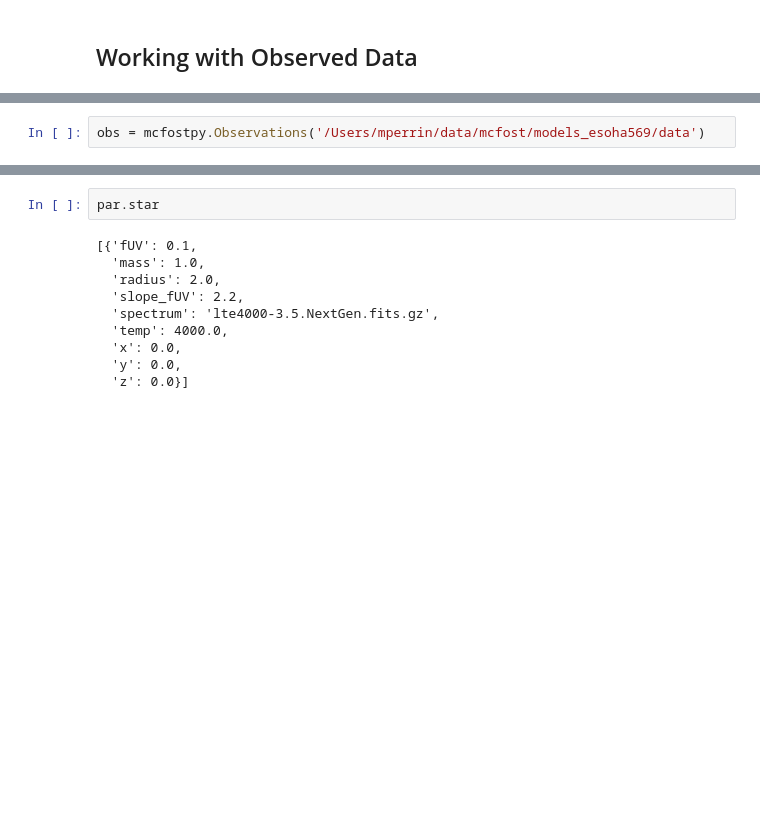
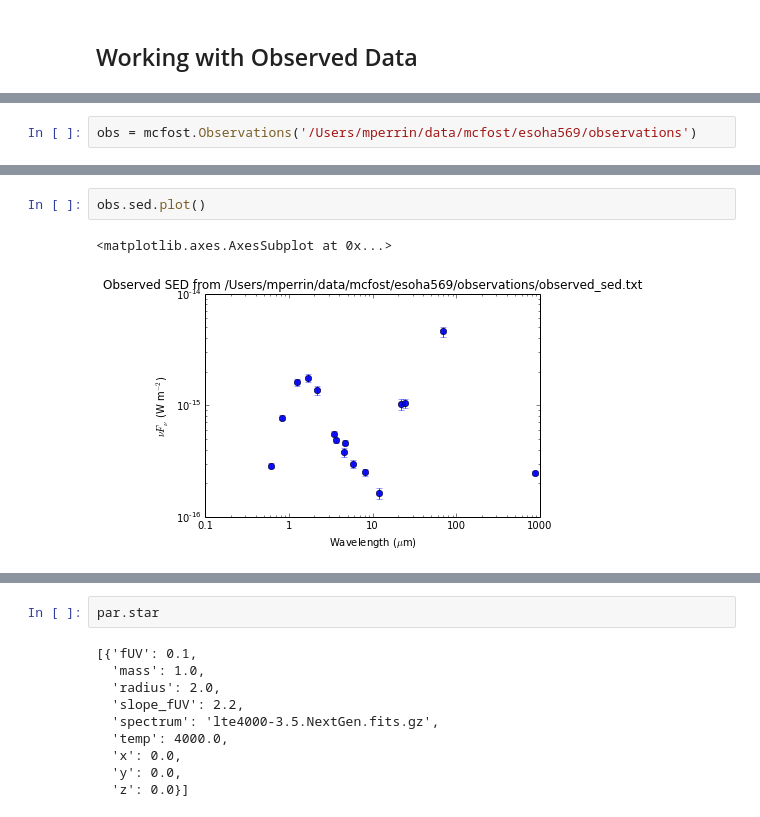
Before and after one commit to mperrin/mcfost-python, a Jupyter notebook: demo_mcfostpy.ipynb, the cells around one changed output, grey strips where cells are left out. Cells and saved outputs as stored; diff of their text form; blank space fills up the shorter version.

```diff
--- a/demo_mcfostpy.ipynb
+++ b/demo_mcfostpy.ipynb
@@ -165,3 +220,3 @@ CDELT2  =             5.89E-05 / pixel scale y [deg]
 # %%
-obs = mcfostpy.Observations('/Users/mperrin/data/mcfost/models_esoha569/data')
+obs = mcfost.Observations('/Users/mperrin/data/mcfost/esoha569/observations')
 # %% [output]
@@ -201,0 +257,5 @@ obs.sed_uncertainty
+# %%
+obs.sed.plot()
+# %% [output]
+<matplotlib.axes.AxesSubplot at 0x...>
+[figure, added]
```
Also changed, not shown: parts of 53 cells of this notebook.
